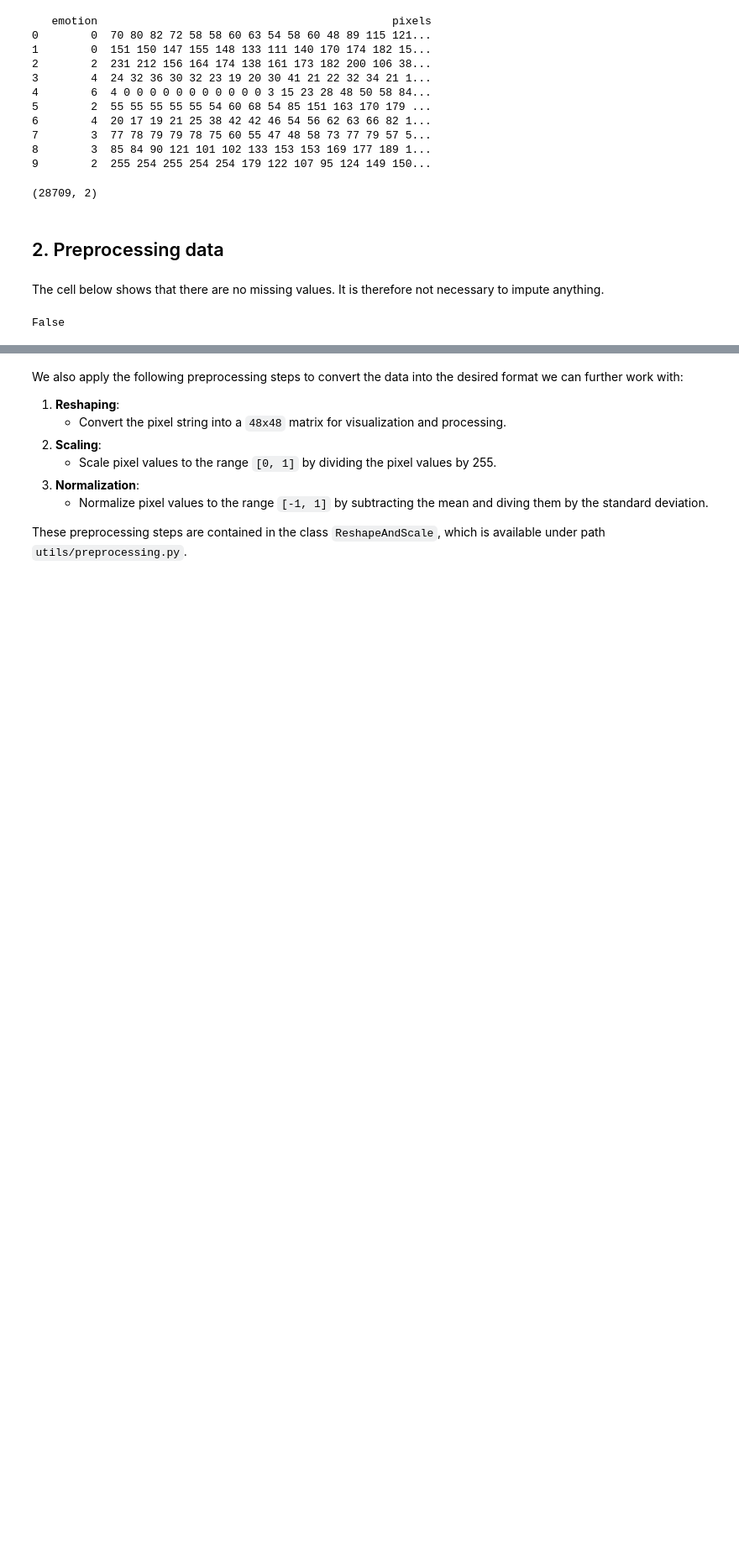
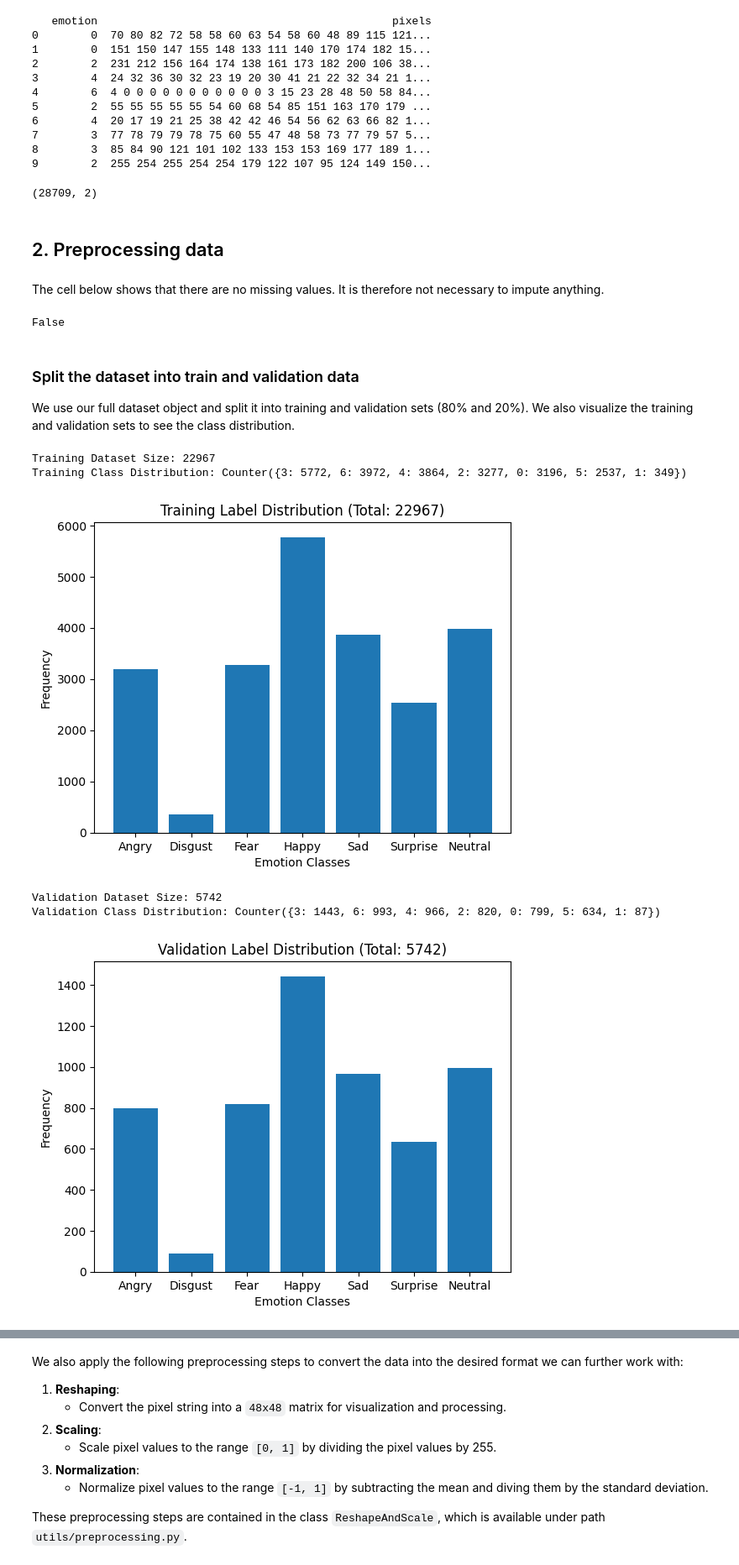
Before and after one commit to learoncero/cnn-project, a Jupyter notebook: 1_Group17_DLProject.ipynb, the cells around one changed output, grey strips where cells are left out. Shown at 84% size. Drawn from its saved outputs; the diff is of its cells as text; code cells hidden in the pictures; blank space fills up the shorter version.

Commit message:
key error when training first notebook

```diff
--- a/1_Group17_DLProject.ipynb
+++ b/1_Group17_DLProject.ipynb
@@ -21,8 +21,8 @@ import matplotlib.pyplot as plt
 # %% [markdown]
 First, we load the data into a pandas dataframe.
 # %%
-train_unprocessed= load_data("data/train.csv")
-print(train_unprocessed.head(10))
+data_unprocessed= load_data("data/train.csv")
+print(data_unprocessed.head(10))
 # %% [output]
    emotion                                             pixels
 0        0  70 80 82 72 58 58 60 63 54 58 60 48 89 115 121...
@@ -49,2 +49,6 @@ train_unprocessed.isnull().values.any()
 # %% [output]
 False
+# %% [markdown]
+### Split the dataset into train and validation data
+
+We use our full dataset object and split it into training and validation sets (80% and 20%). We also visualize the training and validation sets to see the class distribution.
@@ -50,0 +101,14 @@ False
+# %%
+train_df, val_df = split_data(data_unprocessed, train_split=0.8)
+
+emotion_labels = {0:'Angry', 1:'Disgust', 2:'Fear', 3:'Happy', 4: 'Sad', 5: 'Surprise', 6: 'Neutral'}
+
+visualize_label_distribution(train_df, emotion_labels, "Training")
+visualize_label_distribution(val_df, emotion_labels, "Validation")
+# %% [output]
+Training Dataset Size: 22967
+Training Class Distribution: Counter({3: 5772, 6: 3972, 4: 3864, 2: 3277, 0: 3196, 5: 2537, 1: 349})
+[figure, added]
+Validation Dataset Size: 5742
+Validation Class Distribution: Counter({3: 1443, 6: 993, 4: 966, 2: 820, 0: 799, 5: 634, 1: 87})
+[figure, added]
```
Also changed, not shown: parts of 21 cells of this notebook, 2 other files.
